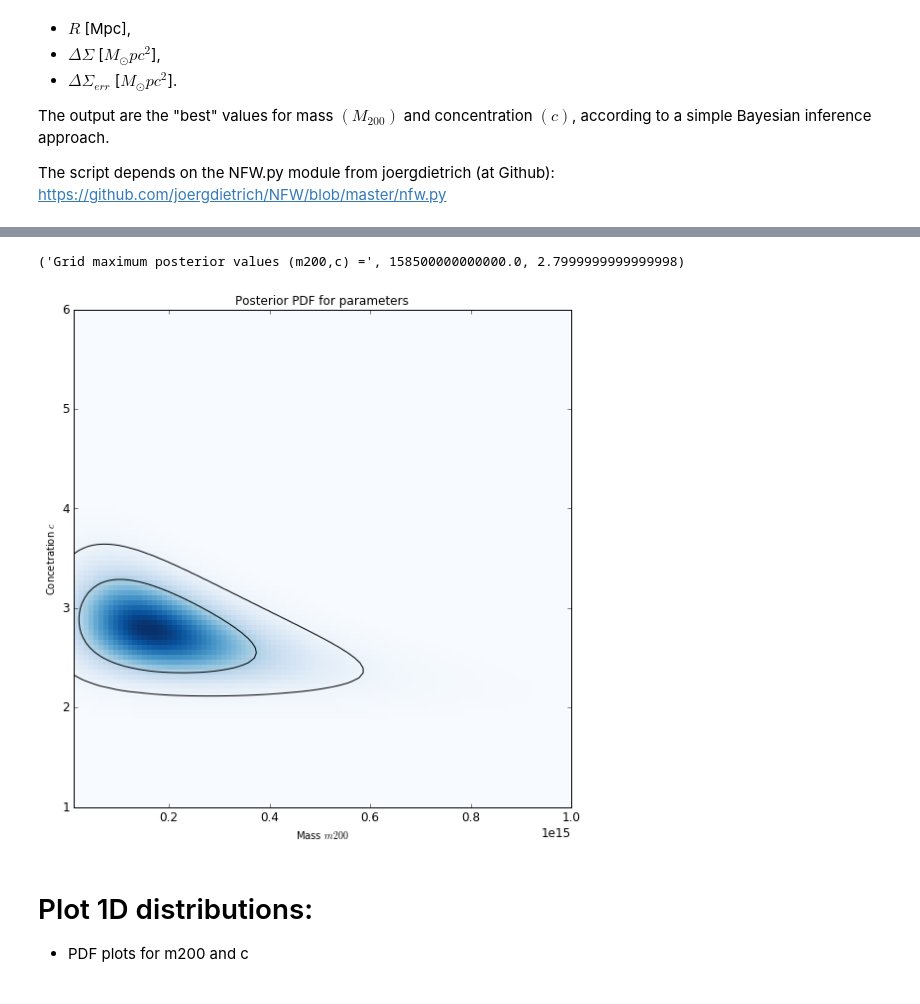
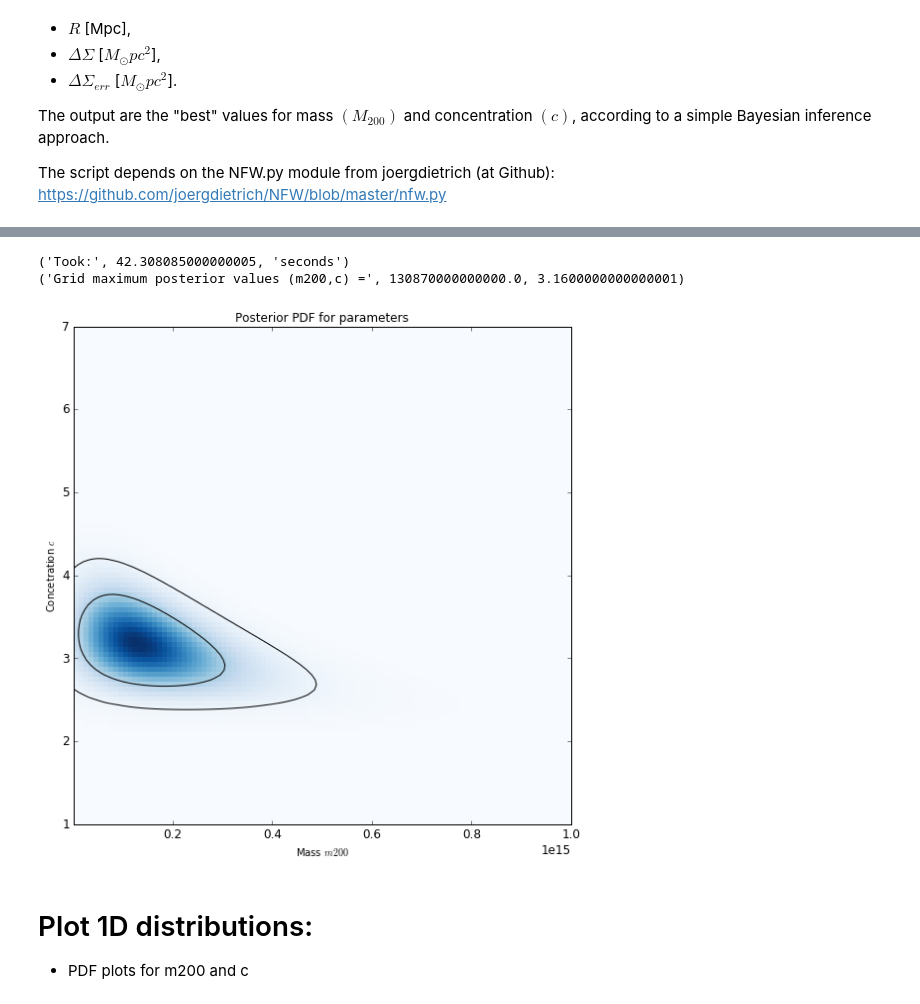
Before and after one commit to MariaElidaiana/AstroHackWeek, a Jupyter notebook: FittingNFW2DSigma.ipynb, the cells around one changed output, grey strips where cells are left out. Cells and saved outputs as stored; diff of their text form; code cells hidden in the pictures.

```diff
--- a/FittingNFW2DSigma.ipynb
+++ b/FittingNFW2DSigma.ipynb
@@ -125,12 +127,12 @@ def nfw_log_prior(theta, theta_limits):
     if (m200<m200min)|(m200>m200max):
         log_m200_prior = -np.inf
     else:
-        log_m200_prior = -np.log(m200max-m200min)
+        log_m200_prior = 0.0 #-np.log(m200max-m200min)
 
     if (c<cmin)|(c>cmax):
         log_c_prior = -np.inf
     else:
-        log_c_prior = -np.log(cmax-cmin)
+        log_c_prior = 0.0 #-np.log(cmax-cmin)
 
     return log_m200_prior+log_c_prior
 
@@ -140,54 +173,40 @@ def nfw_log_posterior(R, DSobs, DSerr, theta, theta_limits):
 # %%
-#Set up contour level plot
+# computing values in the grid....
 
-def plot_mb_setup(mlimits,climits):
-    plt.xlabel('Mass $m200$')
-    plt.ylabel('Concetration $c$')
-    plt.axis([mlimits[0],mlimits[1], climits[0],climits[1]])
-
-def pdf_contour_levels(p):
-    sortp = np.sort(p.ravel())
-    cump = sortp.cumsum()
-    return [sortp[cump > cump.max() * f].min()
-            #for f in [0.32, 0.05]]
-            for f in [0.05, 0.32]] #countourplots fucntion must use 95 and 68 conf. level
-
-# Set up parameter grids:
-
-npix = 101
-m200limits = [1e13, 1e15]
-climits = [1, 6]
-theta_limits = (m200limits, climits)
-
-
-m200grid = np.linspace(m200limits[0], m200limits[1], npix)
-cgrid = np.linspace(climits[0], climits[1], npix)
-log_posterior = np.zeros((len(m200grid),len(cgrid)))
+initial=clock()
 
 # Evaluate log posterior PDF:
 for im200,m200 in enumerate(m200grid):
     for ic,c in enumerate(cgrid):
         theta = (m200,c)
         log_posterior[im200,ic] = nfw_log_posterior(R,DSobs,DSerr,theta, theta_limits)
 
+
+final=clock()
+print('Took:', final-initial,'seconds')
+
 # Convert to probability density and plot, taking care with very small values:
 
 posterior = np.exp(log_posterior - log_posterior.max())
 
+
 plt.imshow(posterior, extent=[m200limits[0],m200limits[1],climits[0],climits[1]],cmap='Blues',
            interpolation='none', origin='lower', aspect=(m200limits[1]-m200limits[0])/(climits[1]-climits[0]),
            vmin=0, vmax=1)
+#plt.contour(np.linspace(m200limits[0], m200limits[1], npix), np.linspace(climits[0], climits[1], npix), posterior, pdf_contour_levels(posterior), colors='k')
 plt.contour(m200grid, cgrid, posterior, pdf_contour_levels(posterior), colors='k')
+
 
 i = np.argmax(posterior)
 i,j = np.unravel_index(i, posterior.shape)
 print('Grid maximum posterior values (m200,c) =', m200grid[j], cgrid[i])
 
 plt.title('Posterior PDF for parameters')
 plot_mb_setup(*theta_limits)
 # %% [output]
-('Grid maximum posterior values (m200,c) =', 158500000000000.0, 2.7999999999999998)
+('Took:', 42.308085000000005, 'seconds')
+('Grid maximum posterior values (m200,c) =', 130870000000000.0, 3.1600000000000001)
-[figure, old version]
+[figure, new version]
 # %% [markdown]
 # Plot 1D distributions:
 
```
Also changed, not shown: parts of 22 cells of this notebook.
